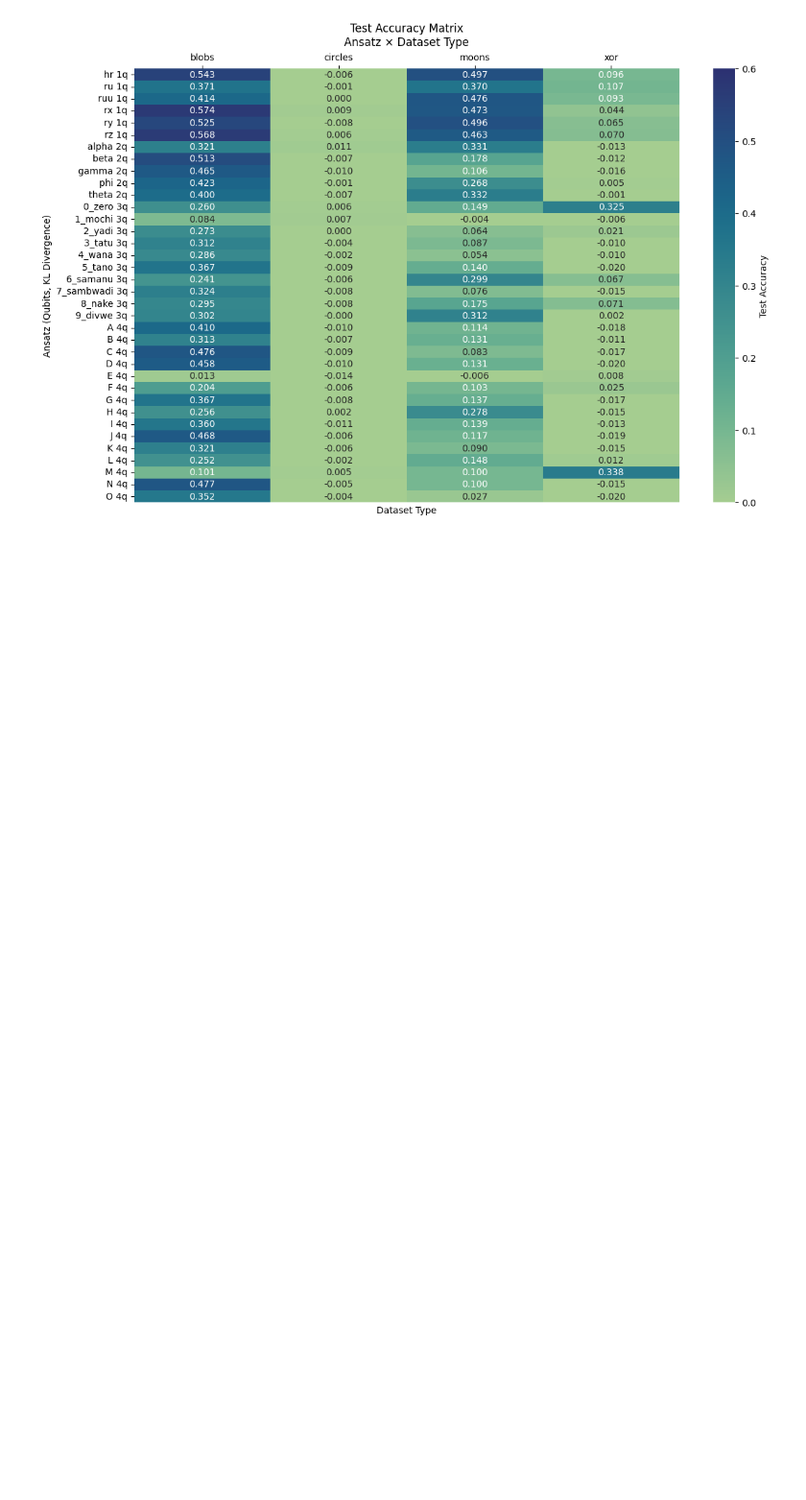
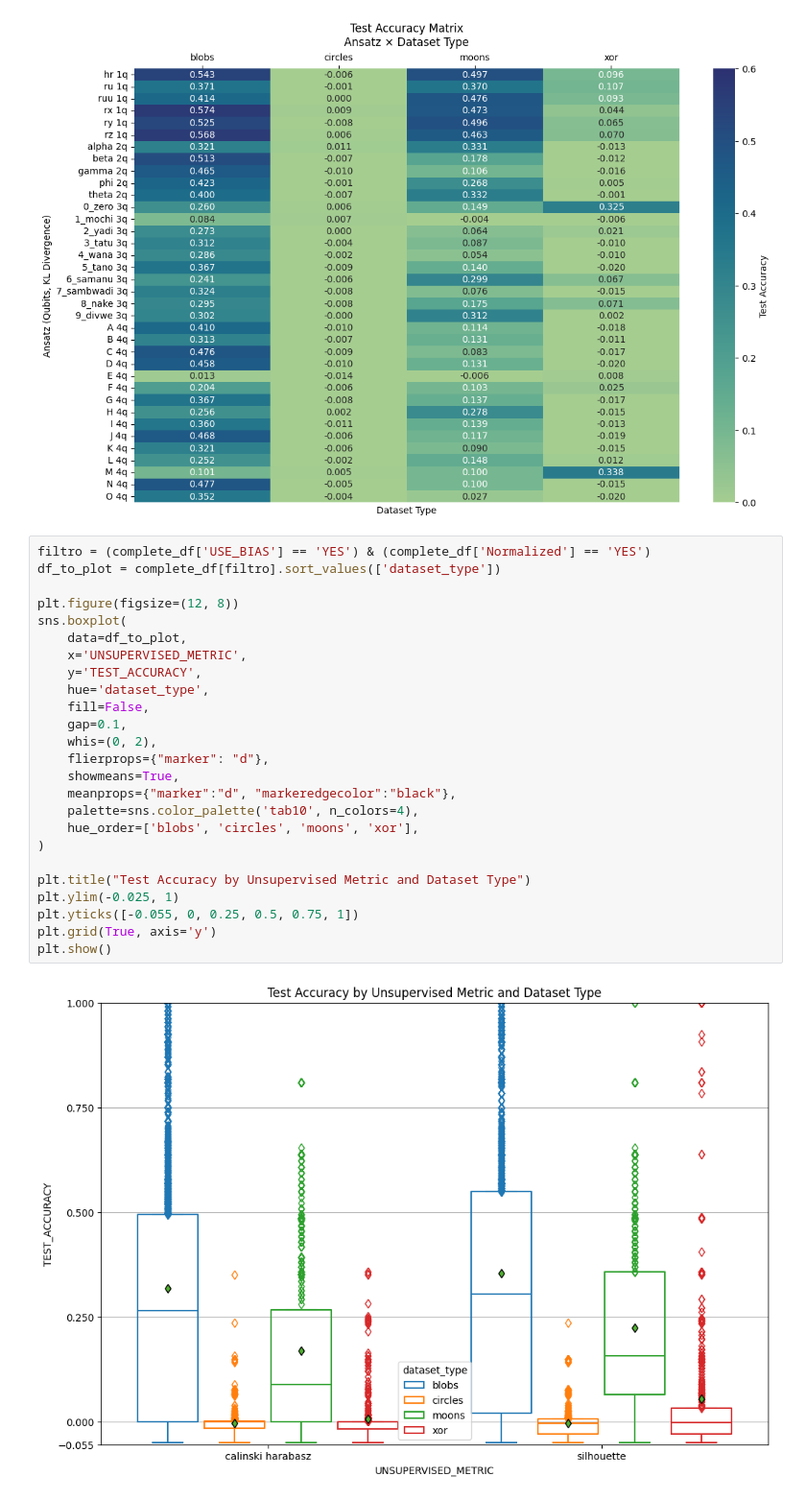
Before and after one commit to SamuellH12/Quantum-Express-Entang-Measures, a Jupyter notebook: reports_data/dataAnalysis.ipynb, the cells around one changed output. Shown at 96% size. Cells and saved outputs as stored; diff of their text form; blank space fills up the shorter version.

```diff
--- a/reports_data/dataAnalysis.ipynb
+++ b/reports_data/dataAnalysis.ipynb
@@ -880,3 +810,30 @@ plt.tick_params(top=True, labeltop=True, bottom=False, labelbottom=False)
 plt.show()
 # %% [output]
 [figure]
+# %%
+filtro = (complete_df['USE_BIAS'] == 'YES') & (complete_df['Normalized'] == 'YES')
+df_to_plot = complete_df[filtro].sort_values(['dataset_type'])
+
+plt.figure(figsize=(12, 8))
+sns.boxplot(
+    data=df_to_plot,
+    x='UNSUPERVISED_METRIC',
+    y='TEST_ACCURACY',
+    hue='dataset_type',
+    fill=False,
+    gap=0.1,
+    whis=(0, 2),
+    flierprops={"marker": "d"},
+    showmeans=True,
+    meanprops={"marker":"d", "markeredgecolor":"black"},
+    palette=sns.color_palette('tab10', n_colors=4),
+    hue_order=['blobs', 'circles', 'moons', 'xor'],
+)
+
+plt.title("Test Accuracy by Unsupervised Metric and Dataset Type")
+plt.ylim(-0.025, 1)
+plt.yticks([-0.055, 0, 0.25, 0.5, 0.75, 1])
+plt.grid(True, axis='y')
+plt.show()
+# %% [output]
+[figure, added]
```
Also changed, not shown: parts of 1 cell of this notebook, 38 other files.
